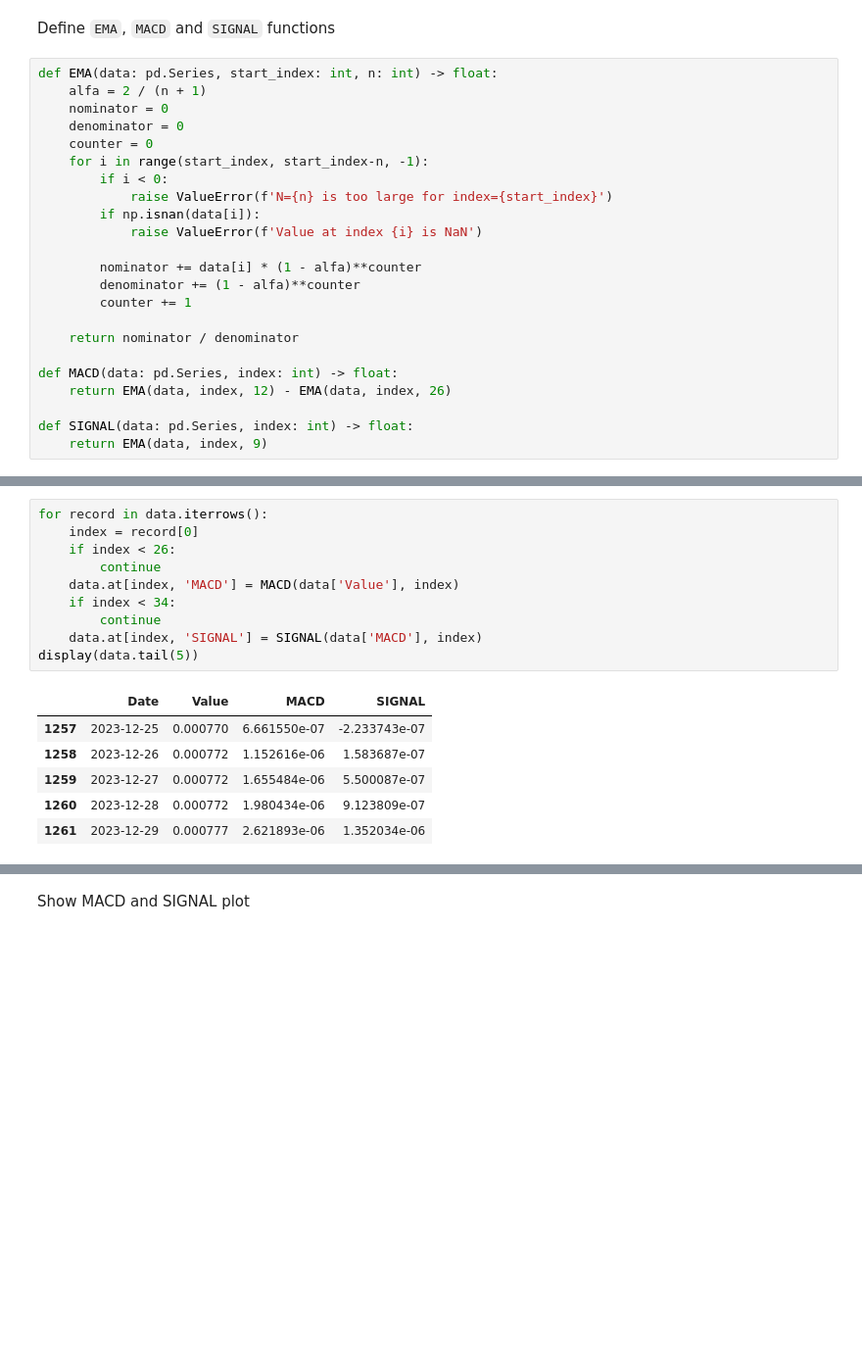
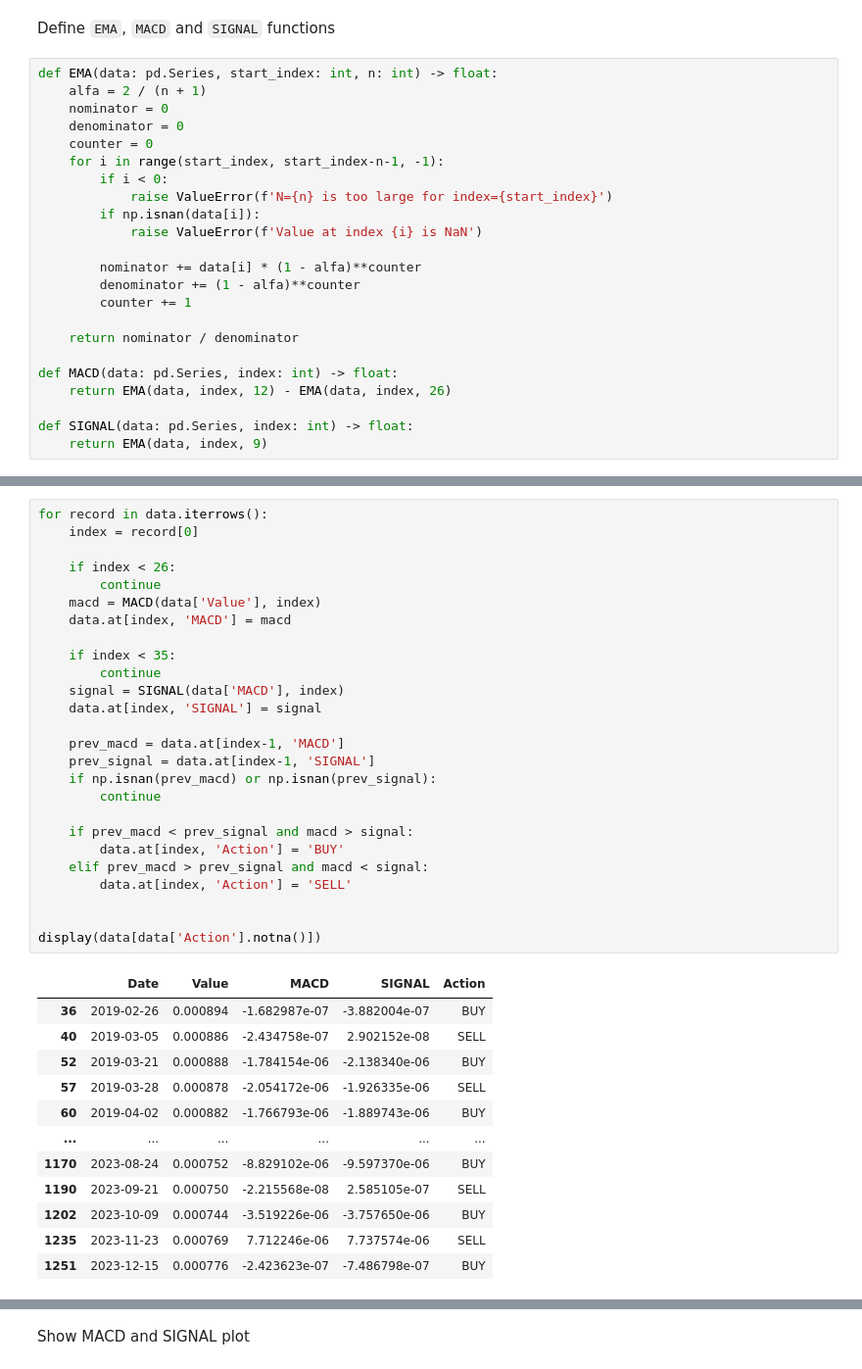
Before and after one commit to Nasus20202/metody-numeryczne, a Jupyter notebook: Project 1/Project1.ipynb, the cells around one changed output, grey strips where cells are left out. Shown at 98% size. Drawn from its saved outputs; the diff is of its cells as text; blank space fills up the shorter version.

```diff
--- a/Project 1/Project1.ipynb
+++ b/Project 1/Project1.ipynb
@@ -62,7 +62,7 @@ def EMA(data: pd.Series, start_index: int, n: int) -> float:
     nominator = 0
     denominator = 0
     counter = 0
-    for i in range(start_index, start_index-n, -1):
+    for i in range(start_index, start_index-n-1, -1):
         if i < 0:
             raise ValueError(f'N={n} is too large for index={start_index}')
         if np.isnan(data[i]):
@@ -84,17 +84,39 @@ Calculate MACD and SIGNAL values
 # %%
 for record in data.iterrows():
     index = record[0]
+
     if index < 26:
         continue
-    data.at[index, 'MACD'] = MACD(data['Value'], index)
-    if index < 34:
+    macd = MACD(data['Value'], index)
+    data.at[index, 'MACD'] = macd
+
+    if index < 35:
         continue
-    data.at[index, 'SIGNAL'] = SIGNAL(data['MACD'], index)
-display(data.tail(5))
+    signal = SIGNAL(data['MACD'], index)
+    data.at[index, 'SIGNAL'] = signal
+
+    prev_macd = data.at[index-1, 'MACD']
+    prev_signal = data.at[index-1, 'SIGNAL']
+    if np.isnan(prev_macd) or np.isnan(prev_signal):
+        continue
+
+    if prev_macd < prev_signal and macd > signal:
+        data.at[index, 'Action'] = 'BUY'
+    elif prev_macd > prev_signal and macd < signal:
+        data.at[index, 'Action'] = 'SELL'
+
+
+display(data[data['Action'].notna()])
 # %% [output]
-|  | Date | Value | MACD | SIGNAL |
-| 1257 | 2023-12-25 | 0.000770 | 6.661550e-07 | -2.233743e-07 |
-| 1258 | 2023-12-26 | 0.000772 | 1.152616e-06 | 1.583687e-07 |
-| 1259 | 2023-12-27 | 0.000772 | 1.655484e-06 | 5.500087e-07 |
-| 1260 | 2023-12-28 | 0.000772 | 1.980434e-06 | 9.123809e-07 |
-| 1261 | 2023-12-29 | 0.000777 | 2.621893e-06 | 1.352034e-06 |
+|  | Date | Value | MACD | SIGNAL | Action |
+| 36 | 2019-02-26 | 0.000894 | -1.682987e-07 | -3.882004e-07 | BUY |
+| 40 | 2019-03-05 | 0.000886 | -2.434758e-07 | 2.902152e-08 | SELL |
+| 52 | 2019-03-21 | 0.000888 | -1.784154e-06 | -2.138340e-06 | BUY |
+| 57 | 2019-03-28 | 0.000878 | -2.054172e-06 | -1.926335e-06 | SELL |
+| 60 | 2019-04-02 | 0.000882 | -1.766793e-06 | -1.889743e-06 | BUY |
+| ... | ... | ... | ... | ... | ... |
+| 1170 | 2023-08-24 | 0.000752 | -8.829102e-06 | -9.597370e-06 | BUY |
+| 1190 | 2023-09-21 | 0.000750 | -2.215568e-08 | 2.585105e-07 | SELL |
+| 1202 | 2023-10-09 | 0.000744 | -3.519226e-06 | -3.757650e-06 | BUY |
+| 1235 | 2023-11-23 | 0.000769 | 7.712246e-06 | 7.737574e-06 | SELL |
+| 1251 | 2023-12-15 | 0.000776 | -2.423623e-07 | -7.486798e-07 | BUY |
```
Also changed, not shown: parts of 5 cells of this notebook.
